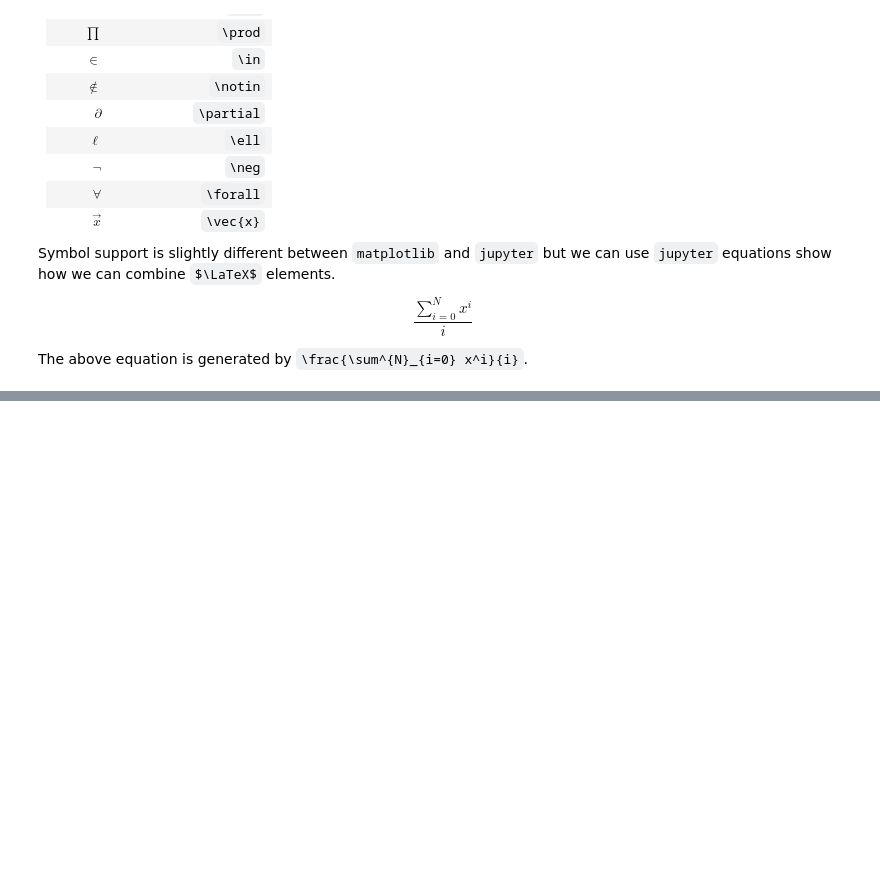
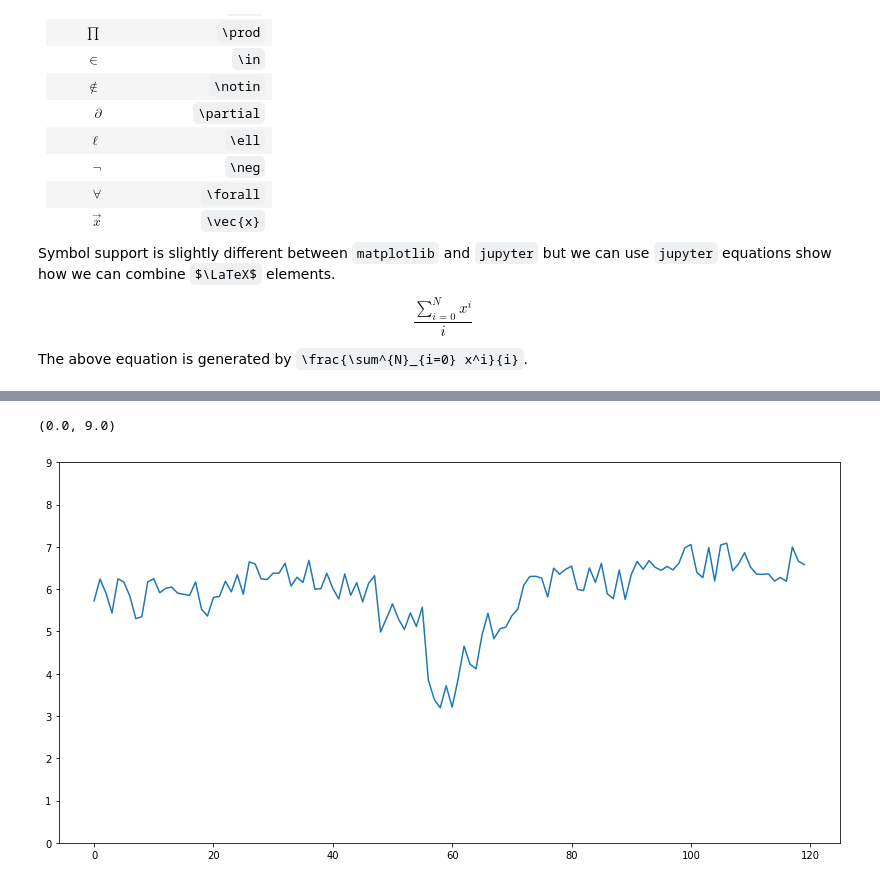
Before and after one commit to grochmal/daml, a Jupyter notebook: nb/plt-reference.ipynb, the cells around one changed output, grey strips where cells are left out. Cells and saved outputs as stored; diff of their text form; code cells hidden in the pictures; some formulas as TeX source; blank space fills up the shorter version.

```diff
--- a/nb/plt-reference.ipynb
+++ b/nb/plt-reference.ipynb
@@ -293,0 +311,34 @@ several options, and search the documentation for customization possibilities.
+# %%
+ftse100 = np.array([
+    # October 1st
+    5.7230, 6.2400, 5.9020, 5.4379, 6.2443, 6.1656,
+    5.8311, 5.3005, 5.3476, 6.1762, 6.2420, 5.9147,
+    6.0179, 6.0482, 5.9041, 5.8793, 5.8505, 6.1702,
+    5.5260, 5.3622, 5.8024, 5.8254, 6.1855, 5.9369,
+    # October 2nd
+    6.3399, 5.8782, 6.6448, 6.5915, 6.2415, 6.2262,
+    6.3773, 6.3778, 6.6136, 6.0734, 6.2800, 6.1595,
+    6.6792, 5.9988, 6.0099, 6.3740, 6.0178, 5.7674,
+    6.3594, 5.8545, 6.1530, 5.7003, 6.1374, 6.3195,
+    # October 3rd
+    4.9859, 5.3055, 5.6490, 5.2966, 5.0464, 5.4377,
+    5.1142, 5.5724, 3.8561, 3.3914, 3.1928, 3.7136,
+    3.2074, 3.8761, 4.6507, 4.2216, 4.1149, 4.9124,
+    5.4293, 4.8262, 5.0575, 5.1038, 5.3699, 5.5259,
+    # October 4th
+    6.0938, 6.2982, 6.3028, 6.2610, 5.8135, 6.4969,
+    6.3539, 6.4666, 6.5436, 5.9959, 5.9639, 6.5012,
+    6.1587, 6.6091, 5.8891, 5.7719, 6.4501, 5.7566,
+    6.3420, 6.6551, 6.4678, 6.6754, 6.5166, 6.4466,
+    # October 5th
+    6.5367, 6.4548, 6.6134, 6.9776, 7.0554, 6.3952,
+    6.2713, 6.9828, 6.1918, 7.0430, 7.0875, 6.4359,
+    6.5990, 6.8618, 6.5187, 6.3564, 6.3483, 6.3613,
+    6.1908, 6.2760, 6.1849, 6.9953, 6.6646, 6.5787,
+])
+fig, ax = plt.subplots(figsize=(14, 7))
+ax.plot(ftse100)
+ax.set_ylim(0., 9.)
+# %% [output]
+(0.0, 9.0)
+[figure, added]
```
Also changed, not shown: parts of 20 cells of this notebook, 19 other files.
